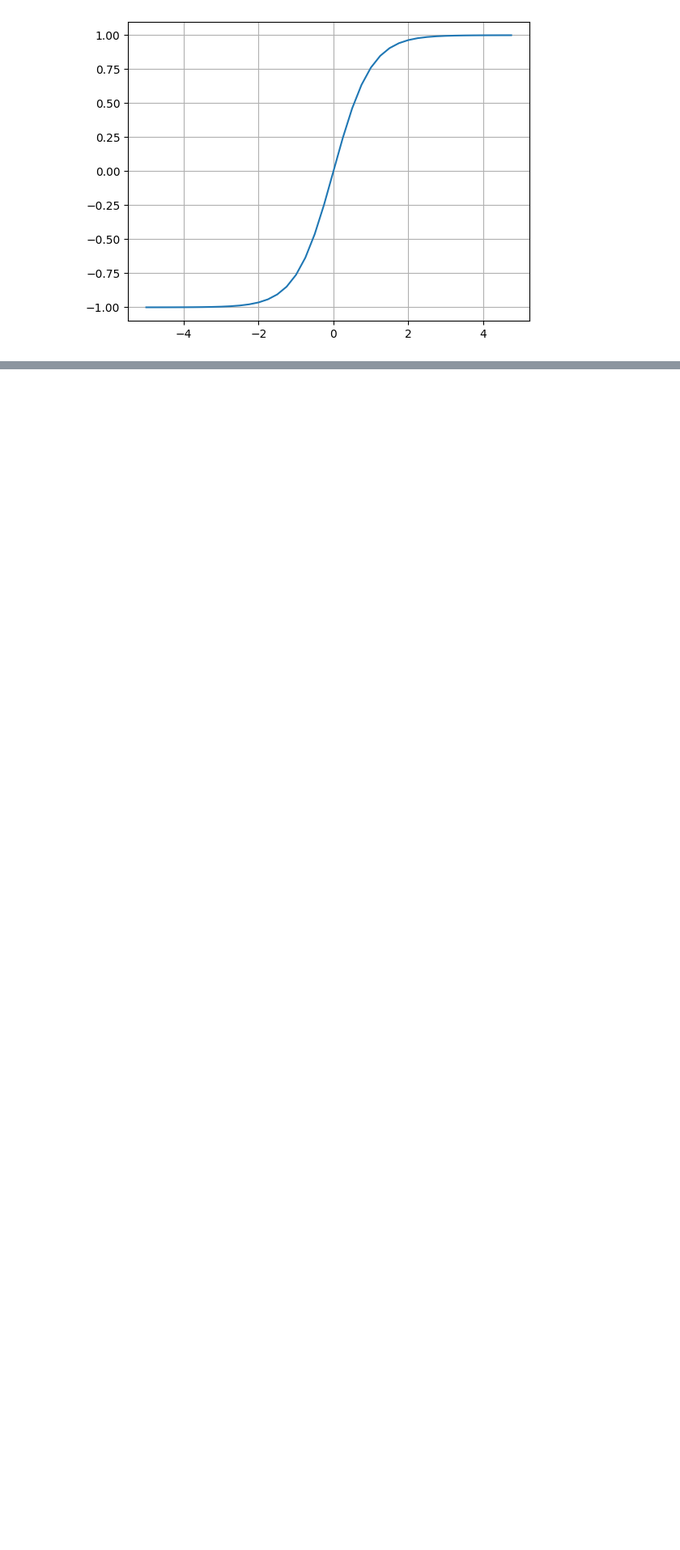
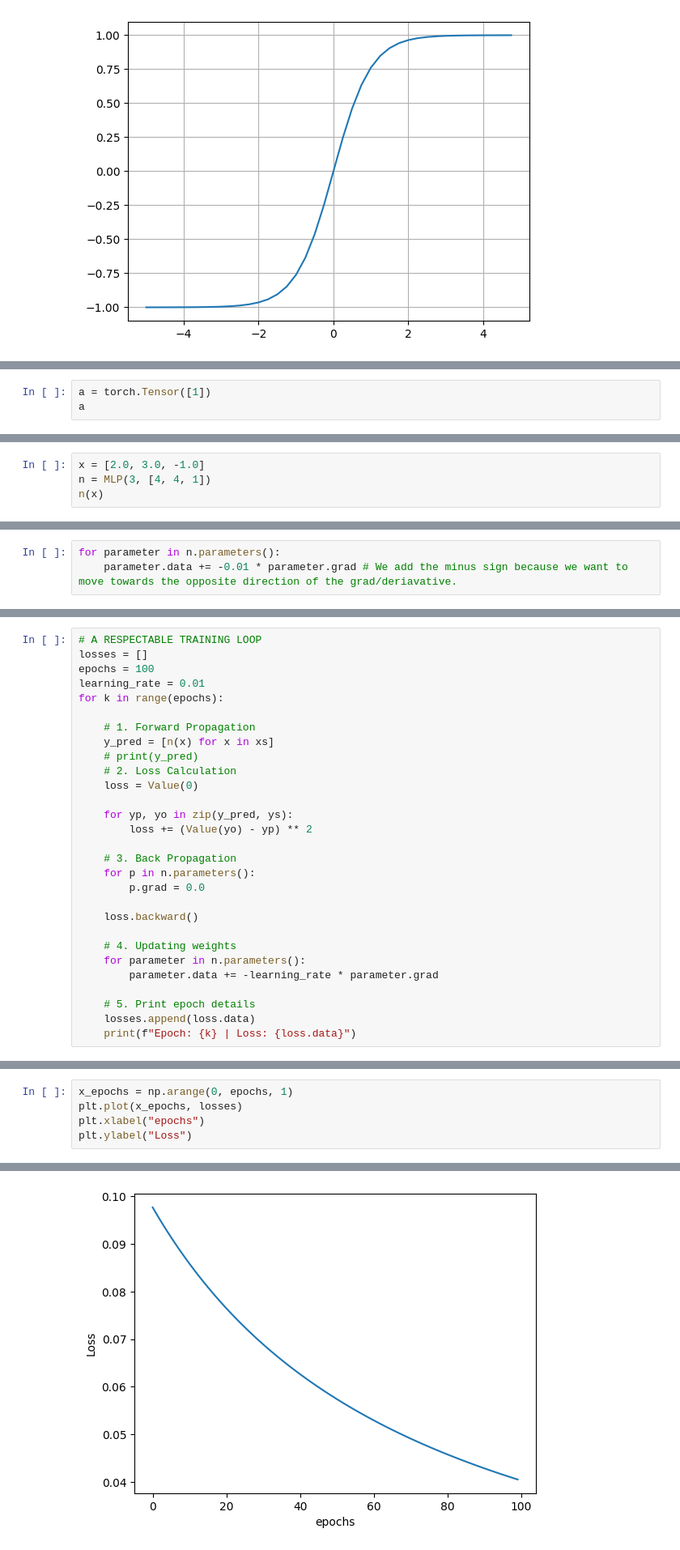
Before and after one commit to AtharvaMaskar26/Andrej-Karpathy-Lectures, a Jupyter notebook: micrograd/micrograd_from_scratch.ipynb, the cells around one changed output, grey strips where cells are left out. Shown at 81% size. Saved outputs shown, nothing was run; the diff lists cells and outputs as text; blank space fills up the shorter version.

```diff
--- a/micrograd/micrograd_from_scratch.ipynb
+++ b/micrograd/micrograd_from_scratch.ipynb
@@ -234,0 +399,3 @@ x2w2._backward()
+# %%
+a = torch.Tensor([1])
+a
@@ -234,0 +558,4 @@ x2w2._backward()
+# %%
+x = [2.0, 3.0, -1.0]
+n = MLP(3, [4, 4, 1])
+n(x)
@@ -234,0 +607,3 @@ x2w2._backward()
+# %%
+for parameter in n.parameters():
+    parameter.data += -0.01 * parameter.grad # We add the minus sign because we want to move towards the opposite direction of the grad/deriavative.
@@ -234,0 +662,29 @@ x2w2._backward()
+# %%
+# A RESPECTABLE TRAINING LOOP
+losses = []
+epochs = 100
+learning_rate = 0.01
+for k in range(epochs):
+
+    # 1. Forward Propagation
+    y_pred = [n(x) for x in xs]
+    # print(y_pred)
+    # 2. Loss Calculation
+    loss = Value(0)
+
+    for yp, yo in zip(y_pred, ys):
+        loss += (Value(yo) - yp) ** 2
+
+    # 3. Back Propagation
+    for p in n.parameters():
+        p.grad = 0.0
+
+    loss.backward()
+
+    # 4. Updating weights
+    for parameter in n.parameters():
+        parameter.data += -learning_rate * parameter.grad
+
+    # 5. Print epoch details
+    losses.append(loss.data)
+    print(f"Epoch: {k} | Loss: {loss.data}")
@@ -234,0 +709,6 @@ x2w2._backward()
+# %%
+x_epochs = np.arange(0, epochs, 1)
+plt.plot(x_epochs, losses)
+plt.xlabel("epochs")
+plt.ylabel("Loss")
+# %% [output]
@@ -234,0 +716 @@ x2w2._backward()
+[figure, added]
```
Also changed, not shown: parts of 38 cells of this notebook.
